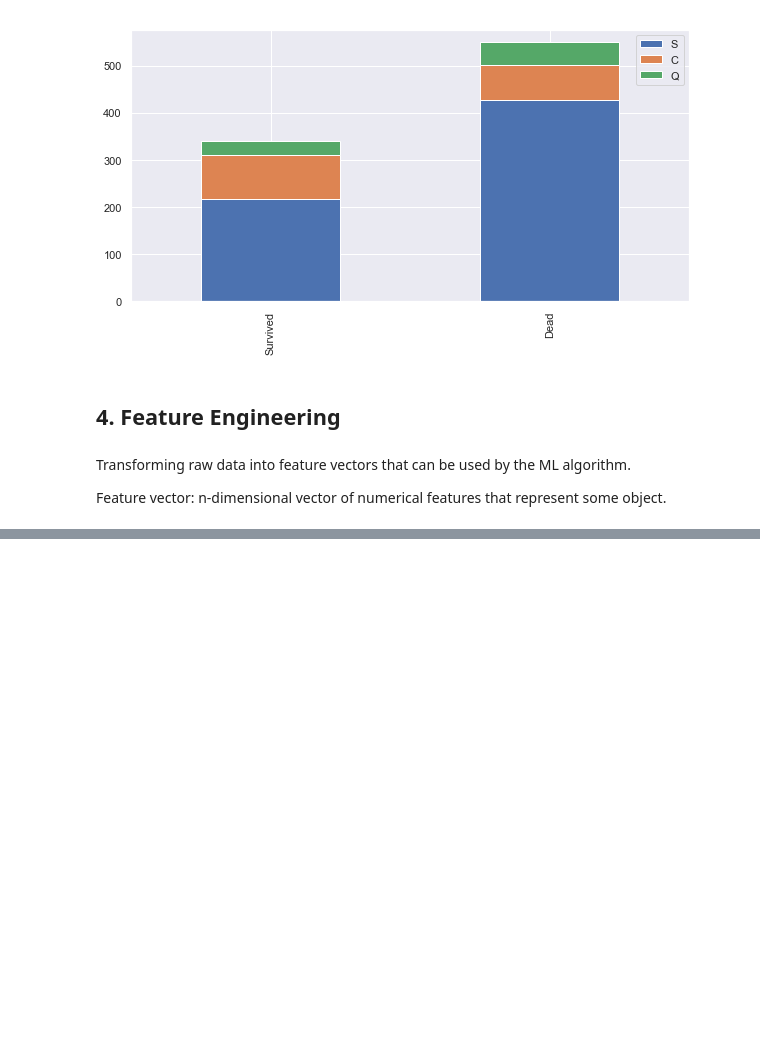
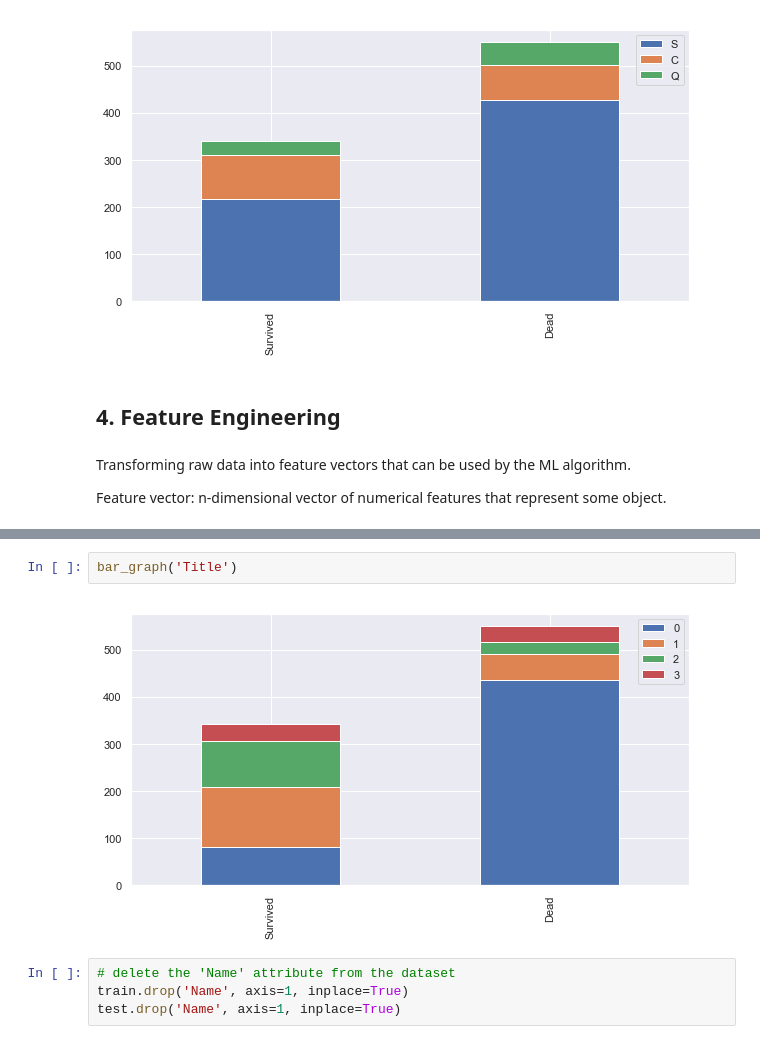
Before and after one commit to uoojin1/kaggle-titanic, a Jupyter notebook: Titanic.ipynb, the cells around one changed output, grey strips where cells are left out. Saved outputs shown, nothing was run; the diff lists cells and outputs as text; blank space fills up the shorter version.

Commit message:
working on the seaborn chart

```diff
--- a/Titanic.ipynb
+++ b/Titanic.ipynb
@@ -215,0 +290,8 @@ train.head()
+# %%
+bar_graph('Title')
+# %% [output]
+[figure, added]
+# %%
+# delete the 'Name' attribute from the dataset
+train.drop('Name', axis=1, inplace=True)
+test.drop('Name', axis=1, inplace=True)
```
Also changed, not shown: parts of 17 cells of this notebook.
